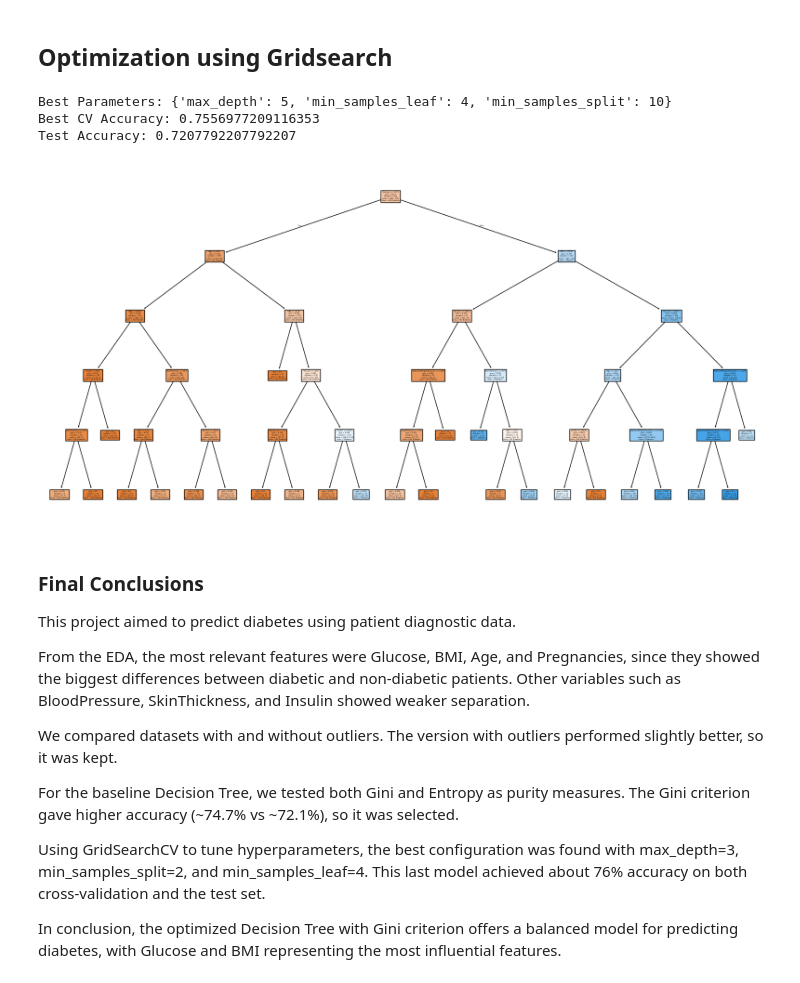
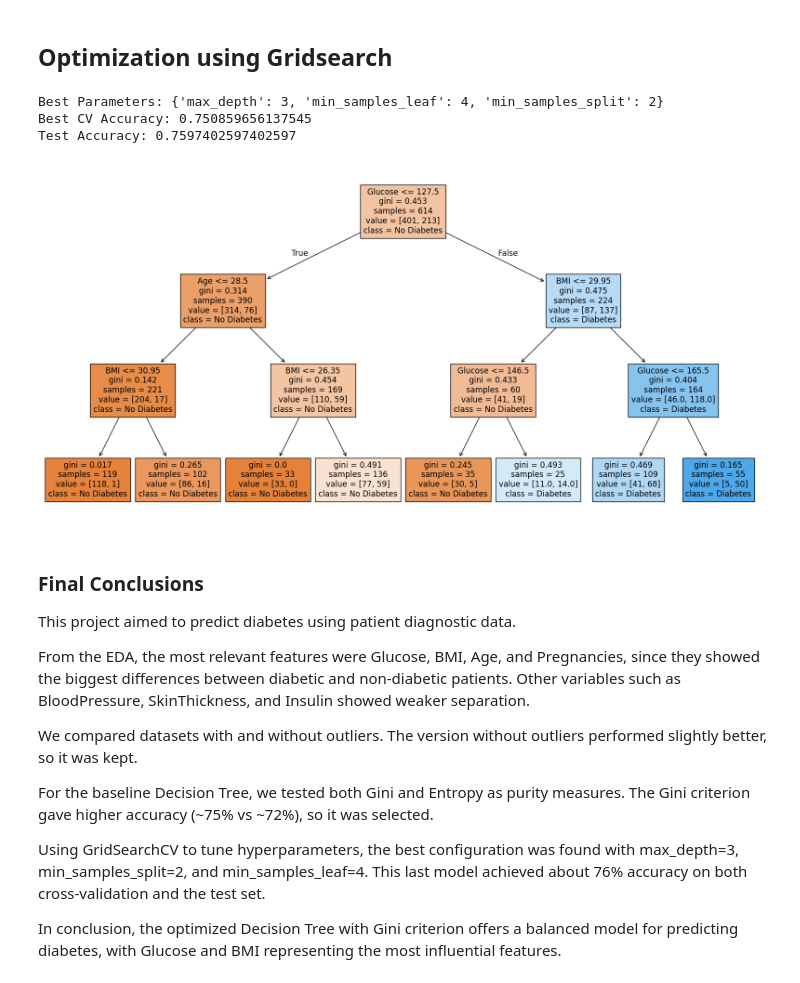
Before and after one commit to 4GeeksAcademy/sofiacasquinha_decision_tree, a Jupyter notebook: src/explore.ipynb, the cells around one changed output. Saved outputs shown, nothing was run; the diff lists cells and outputs as text; code cells hidden in the pictures.

```diff
--- a/src/explore.ipynb
+++ b/src/explore.ipynb
@@ -464,13 +464,13 @@ from sklearn.tree import DecisionTreeClassifier, plot_tree
 
 # Gini
 model_gini = DecisionTreeClassifier(criterion="gini", random_state=42)
-model_gini.fit(X_train_with, y_train)
-y_pred_gini = model_gini.predict(X_test_with)
+model_gini.fit(X_train_without, y_train)
+y_pred_gini = model_gini.predict(X_test_without)
 print("Gini Accuracy:", accuracy_score(y_test, y_pred_gini))
 
-# entropy
+# Entropy
 model_entropy = DecisionTreeClassifier(criterion="entropy", random_state=42)
-model_entropy.fit(X_train_with, y_train)
-y_pred_entropy = model_entropy.predict(X_test_with)
+model_entropy.fit(X_train_without, y_train)
+y_pred_entropy = model_entropy.predict(X_test_without)
 print("Entropy Accuracy:", accuracy_score(y_test, y_pred_entropy))
 # %% [output]
@@ -491,32 +491,32 @@ param_grid = {
 
 grid = GridSearchCV(DecisionTreeClassifier(criterion="gini", random_state=42), param_grid, cv=5, scoring="accuracy")
 
-grid.fit(X_train_with, y_train)
+grid.fit(X_train_without, y_train)
 
 print("Best Parameters:", grid.best_params_)
 print("Best CV Accuracy:", grid.best_score_)
 
 best_model = grid.best_estimator_
-print("Test Accuracy:", best_model.score(X_test_with, y_test))
+print("Test Accuracy:", best_model.score(X_test_without, y_test))
 # %% [output]
-Best Parameters: {'max_depth': 5, 'min_samples_leaf': 4, 'min_samples_split': 10}
-Best CV Accuracy: 0.7556977209116353
-Test Accuracy: 0.7207792207792207
+Best Parameters: {'max_depth': 3, 'min_samples_leaf': 4, 'min_samples_split': 2}
+Best CV Accuracy: 0.750859656137545
+Test Accuracy: 0.7597402597402597
 # %%
 # Visualizing the tree
 
 from sklearn import tree
 
 plt.figure(figsize=(20,10))
 tree.plot_tree(
     best_model,
-    feature_names=X_train_with.columns,
+    feature_names=X_train_without.columns,
     class_names=["No Diabetes", "Diabetes"],
     filled=True
 )
 plt.show()
 # %% [output]
-[figure, old version]
+[figure, new version]
 # %%
 from pickle import dump
 
@@ -529,9 +529,9 @@ This project aimed to predict diabetes using patient diagnostic data.
 
 From the EDA, the most relevant features were Glucose, BMI, Age, and Pregnancies, since they showed the biggest differences between diabetic and non-diabetic patients. Other variables such as BloodPressure, SkinThickness, and Insulin showed weaker separation.
 
-We compared datasets with and without outliers. The version with outliers performed slightly better, so it was kept.
+We compared datasets with and without outliers. The version without outliers performed slightly better, so it was kept.
 
-For the baseline Decision Tree, we tested both Gini and Entropy as purity measures. The Gini criterion gave higher accuracy (~74.7% vs ~72.1%), so it was selected.
+For the baseline Decision Tree, we tested both Gini and Entropy as purity measures. The Gini criterion gave higher accuracy (~75% vs ~72%), so it was selected.
 
 Using GridSearchCV to tune hyperparameters, the best configuration was found with max_depth=3, min_samples_split=2, and min_samples_leaf=4. This last model achieved about 76% accuracy on both cross-validation and the test set.
 
```
Also changed, not shown: parts of 2 cells of this notebook, 1 other file.
